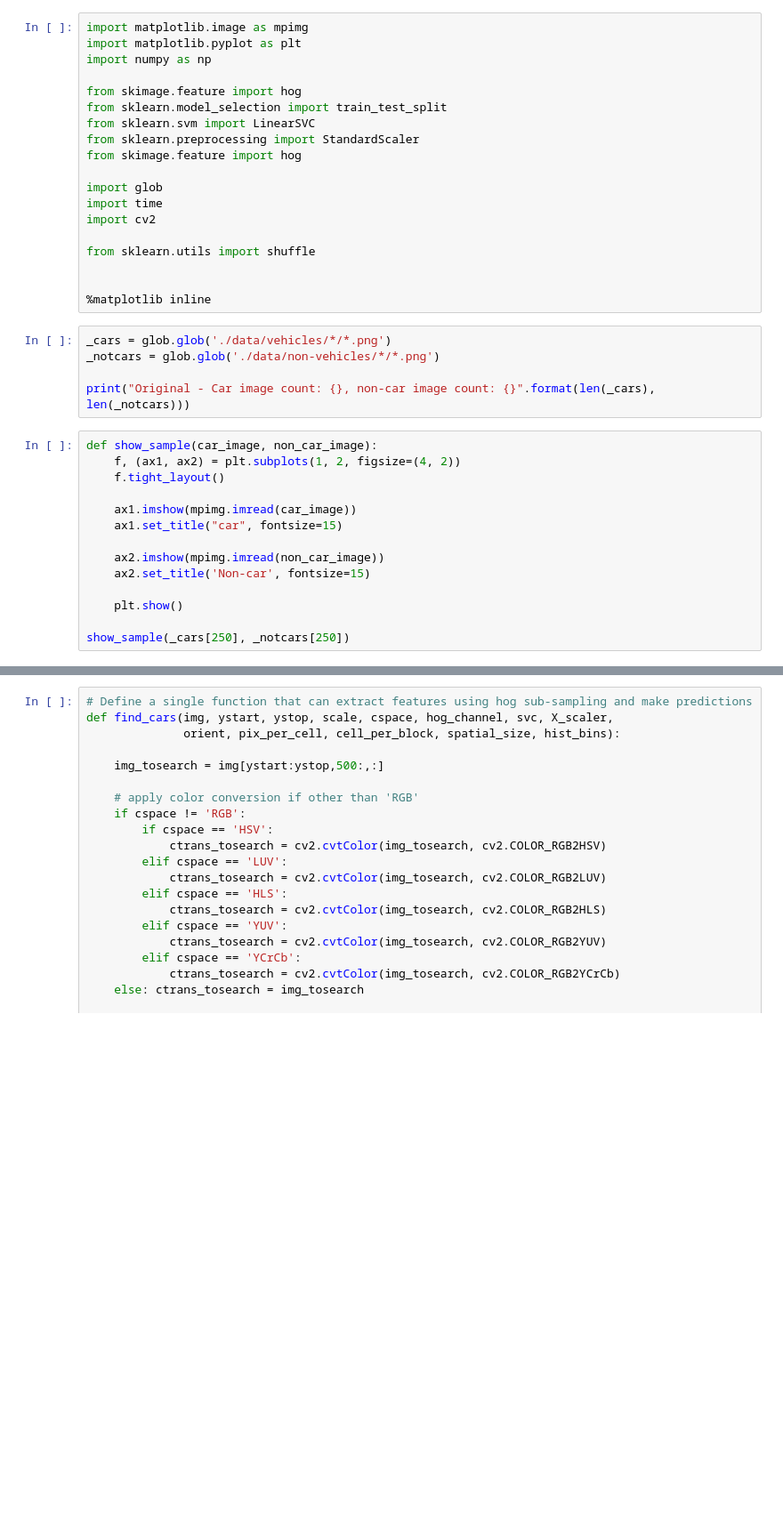
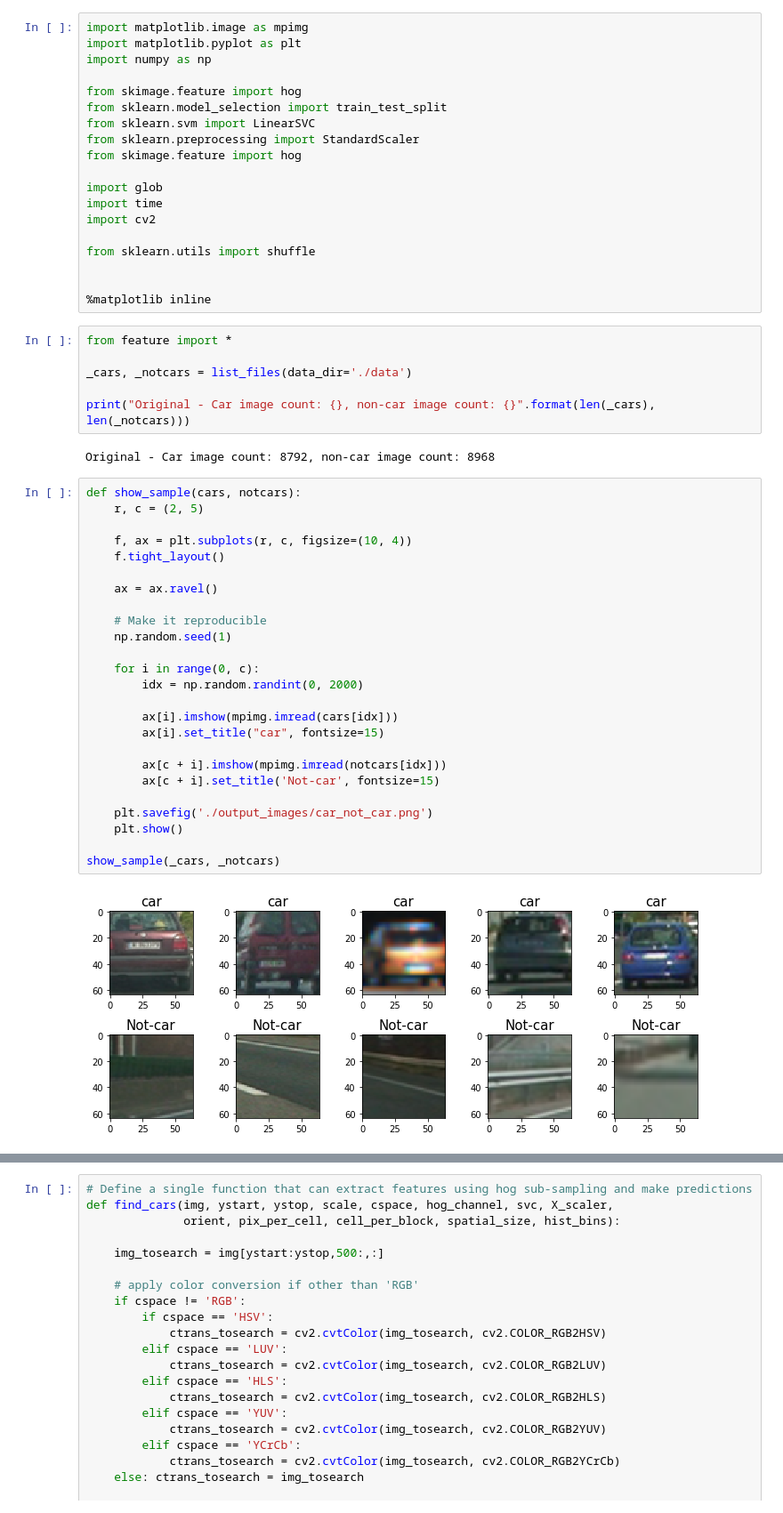
Before and after one commit to hafizur-rahman/CarND-Vehicle-Detection, a Jupyter notebook: VehicleDetection.ipynb, the cells around one changed output, grey strips where cells are left out. Shown at 89% size. Drawn from its saved outputs; the diff is of its cells as text; blank space fills up the shorter version.

```diff
--- a/VehicleDetection.ipynb
+++ b/VehicleDetection.ipynb
@@ -18,21 +18,37 @@ from sklearn.utils import shuffle
 
 %matplotlib inline
 # %%
-_cars = glob.glob('./data/vehicles/*/*.png')
-_notcars = glob.glob('./data/non-vehicles/*/*.png')
+from feature import *
+
+_cars, _notcars = list_files(data_dir='./data')
 
 print("Original - Car image count: {}, non-car image count: {}".format(len(_cars), len(_notcars)))
+# %% [output]
+Original - Car image count: 8792, non-car image count: 8968
 # %%
-def show_sample(car_image, non_car_image):
-    f, (ax1, ax2) = plt.subplots(1, 2, figsize=(4, 2))
+def show_sample(cars, notcars):
+    r, c = (2, 5)
+
+    f, ax = plt.subplots(r, c, figsize=(10, 4))
     f.tight_layout()
 
-    ax1.imshow(mpimg.imread(car_image))
-    ax1.set_title("car", fontsize=15)
+    ax = ax.ravel()
 
-    ax2.imshow(mpimg.imread(non_car_image))
-    ax2.set_title('Non-car', fontsize=15)
+    # Make it reproducible
+    np.random.seed(1)
 
+    for i in range(0, c):
+        idx = np.random.randint(0, 2000)
+
+        ax[i].imshow(mpimg.imread(cars[idx]))
+        ax[i].set_title("car", fontsize=15)
+
+        ax[c + i].imshow(mpimg.imread(notcars[idx]))
+        ax[c + i].set_title('Not-car', fontsize=15)
+
+    plt.savefig('./output_images/car_not_car.png')
     plt.show()
 
-show_sample(_cars[250], _notcars[250])
+show_sample(_cars, _notcars)
+# %% [output]
+[figure, added]
```
Also changed, not shown: parts of 15 cells of this notebook, 4 other files.
